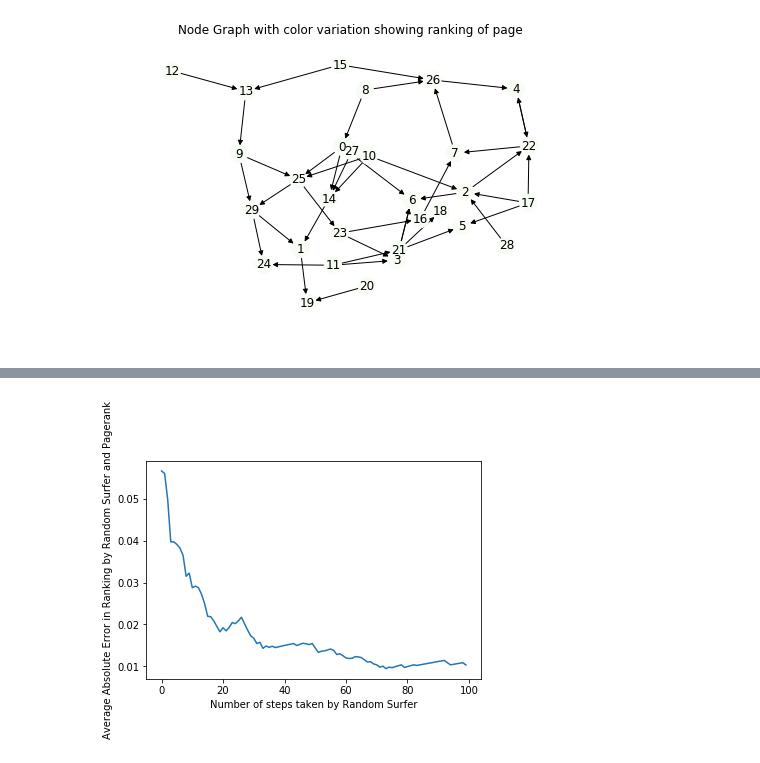
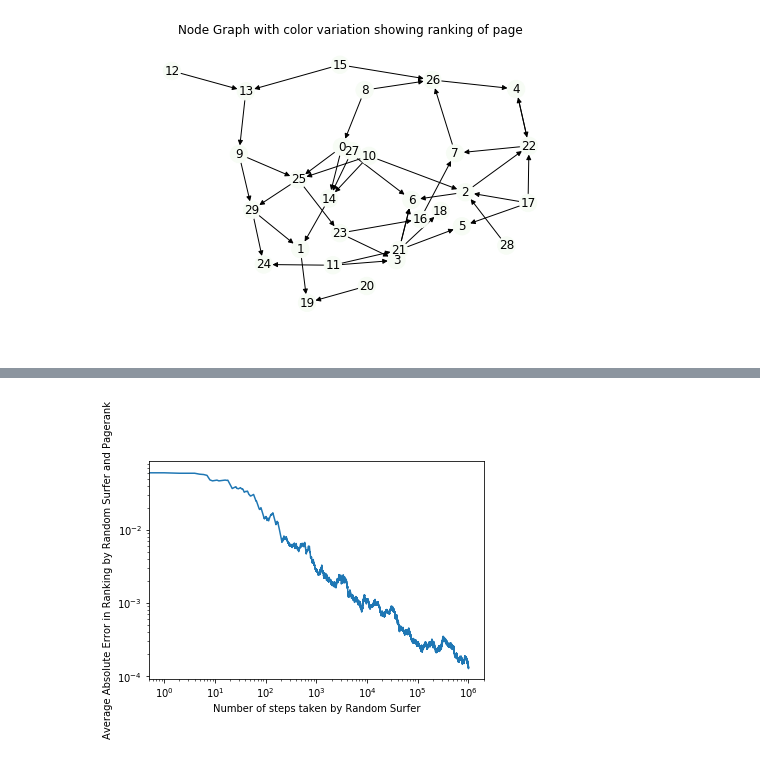
Before and after one commit to nik1997/CS166-Simulation-and-Modeling, a Jupyter notebook: Random_Surfer.ipynb, the cells around one changed output, grey strips where cells are left out. Cells and saved outputs as stored; diff of their text form; code cells hidden in the pictures.

Commit message:
Updated to using log log plot

```diff
--- a/Random_Surfer.ipynb
+++ b/Random_Surfer.ipynb
@@ -147,7 +147,8 @@ class RandomSurfer:
         '''
         return np.average(np.abs(self.page_rank_scores - self.calc_scores()))
 # %%
-rsurfer = RandomSurfer(n_steps=100)
+rsurfer = RandomSurfer(n_steps=1000000)
+
 
 rsurfer.display()
 
@@ -179,8 +169,8 @@ Status at iteration:  80
 # %%
 ## Ploting error changes as the number of simulation increases
-plt.plot(range(rsurfer.time_steps), rsurfer.arr_errors)
+plt.loglog(range(rsurfer.time_steps), rsurfer.arr_errors)
 plt.xlabel('Number of steps taken by Random Surfer')
 plt.ylabel('Average Absolute Error in Ranking by Random Surfer and Pagerank')
 plt.show()
 # %% [output]
-[figure, old version]
+[figure, new version]
```
Also changed, not shown: parts of 1 cell of this notebook.
